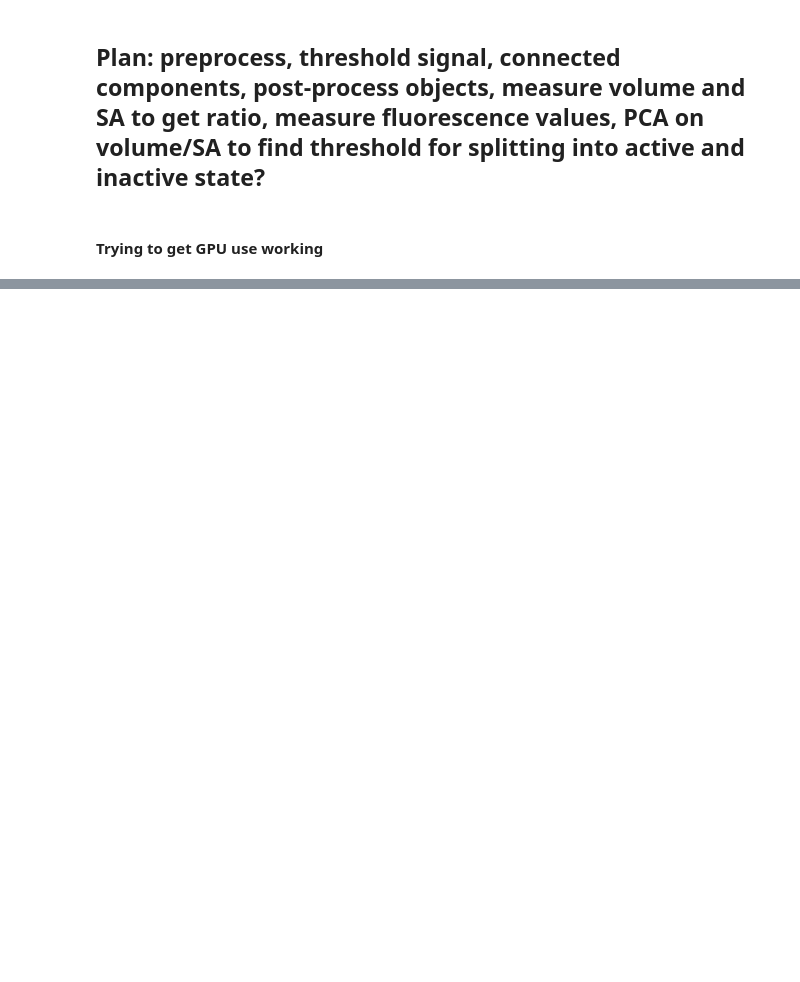
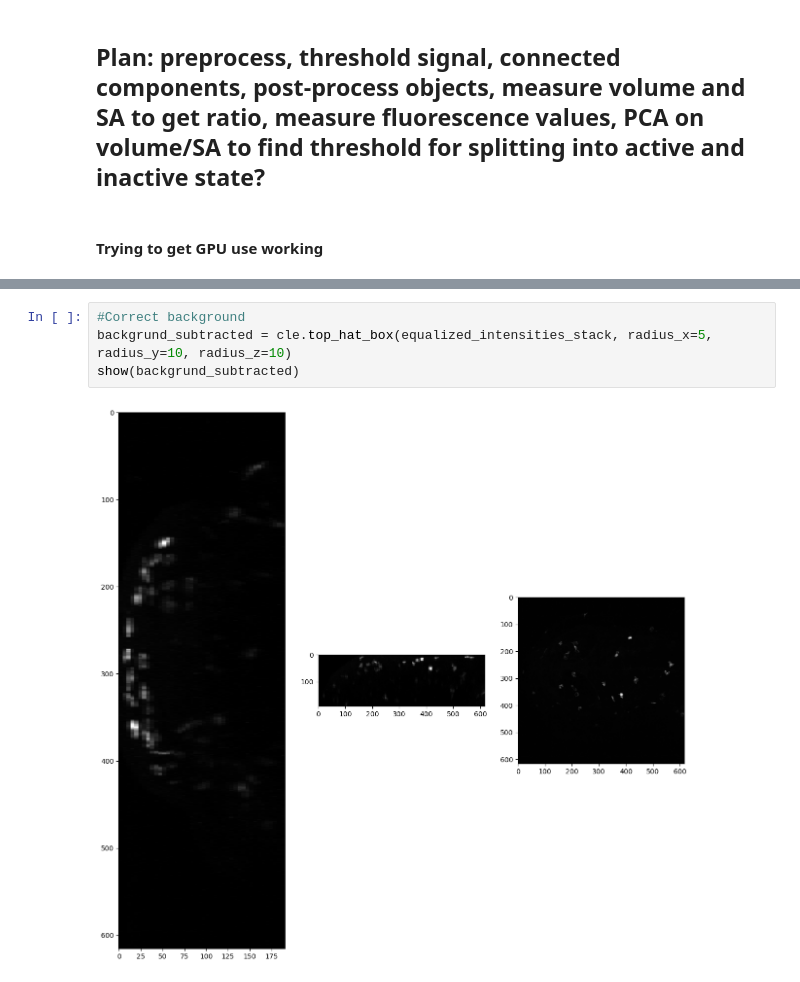
Before and after one commit to vaioic/OIC-136_Microglia, a Jupyter notebook: OIC-136_Microglia.ipynb, the cells around one changed output, grey strips where cells are left out. Cells and saved outputs as stored; diff of their text form; blank space fills up the shorter version.

```diff
--- a/OIC-136_Microglia.ipynb
+++ b/OIC-136_Microglia.ipynb
@@ -133,0 +126,6 @@ viewer.add_image(GMO_2ng_li_mask, name='Mask')
+# %%
+#Correct background
+backgrund_subtracted = cle.top_hat_box(equalized_intensities_stack, radius_x=5, radius_y=10, radius_z=10)
+show(backgrund_subtracted)
+# %% [output]
+[figure, added]
```
Also changed, not shown: parts of 29 cells of this notebook.
